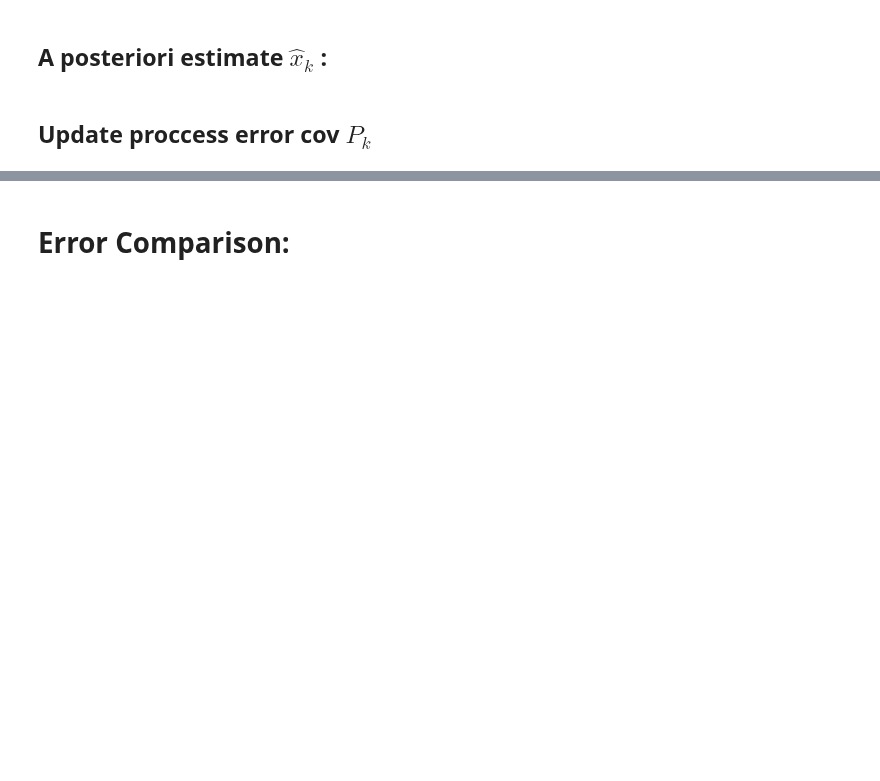
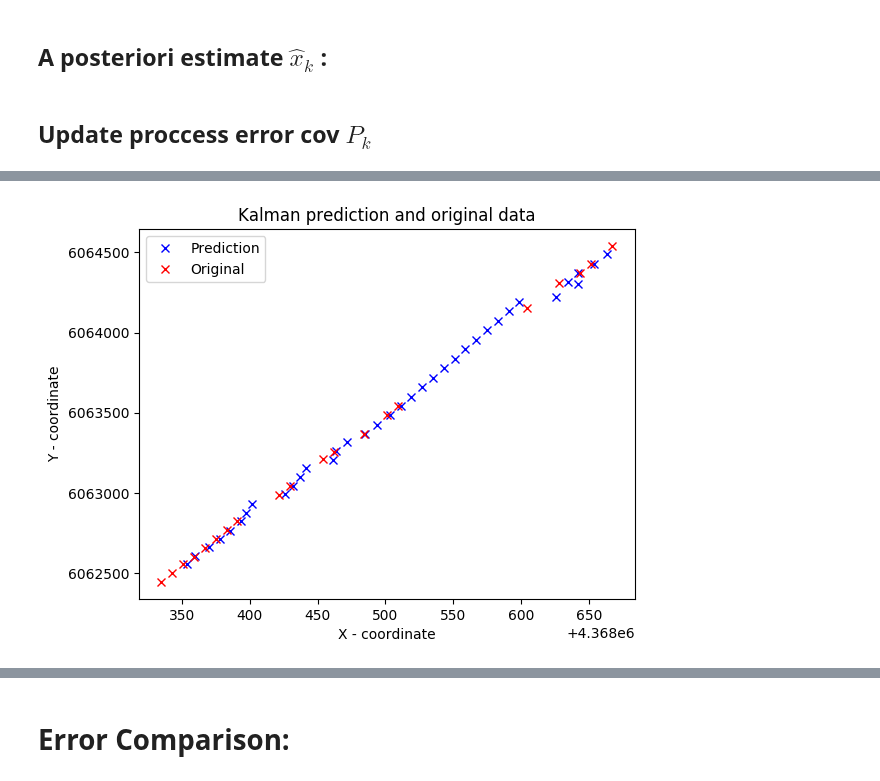
Before and after one commit to cnburger/AIS_KalmanFilter, a Jupyter notebook: KalmanFilter_adjust.ipynb, the cells around one changed output, grey strips where cells are left out. Saved outputs shown, nothing was run; the diff lists cells and outputs as text; code cells hidden in the pictures; blank space fills up the shorter version.

```diff
--- a/KalmanFilter_adjust.ipynb
+++ b/KalmanFilter_adjust.ipynb
@@ -212,0 +123,93 @@ def extract_long_lat_covariance(mat_in):
+# %%
+# Declaring the constants for Kalman filter:
+A = get_mat_A(1)
+P_k = np.array([[50],[10],[0.2],[0.1]]).dot(np.transpose(np.array([[50],[10],[0.2],[0.1]])))
+H = np.identity(4)
+I = np.identity(4)
+
+
+# Sensitivity measures, deep copy to avoid address pointers:
+R = np.diag(np.array([5,5,-0.8,-0.8]))
+R = np.diag(np.array([20,20,0.3,0.3]))
+
+Q = copy.deepcopy(P_k)
+
+# Kalman Initial state
+X_state = np.array([[0],[0],[0],[0]])
+ax_arr = []
+ay_arr = []
+
+X_save_states = []
+Pk_save_states = []
+Pk_save_states.append(copy.deepcopy(P_k))
+
+polish_counter = 1 # counter for the original data set obsevations
+for i in range(0,380):
+
+    '''If we observe the value we observe this'''
+    if(polish_data.iloc[polish_counter,0] == i and polish_counter < 21):
+        zk_prev = polish_data.iloc[polish_counter-1,:].values
+        z_k = polish_data.iloc[polish_counter,:].values # convert to numpy array -observed value
+
+        delta_TIME = copy.deepcopy(z_k[1])
+
+        ax, ay = calc_a_xy(z_k,zk_prev)
+        ax_arr.append(ax)
+        ay_arr.append(ay)
+
+        z_k = copy.deepcopy(convert_state(z_k))
+
+        X_state = copy.deepcopy(convert_state(zk_prev))
+        #Kalman Predict
+        X_state = copy.deepcopy(predict_state(A, X_state, ax, ay, 1))
+        P_k =  copy.deepcopy(pred_err_cov(A, P_k, Q))
+
+        # Measuremenet update
+        Kalman_k = copy.deepcopy(Kalman_gain(P_k, H, R))
+        X_state = copy.deepcopy(adjust_pred_state(X_state, Kalman_k, z_k, H))
+        P_k = copy.deepcopy(update_err_cov(I, Kalman_k, H, P_k))
+
+        X_save_states.append(copy.deepcopy(X_state))
+
+        polish_counter += 1
+        Pk_save_states.append(copy.deepcopy(P_k))
+        #print(z_k, '\n')
+    else:
+        '''This code will be excecuted when we have no observation'''
+        ay = 0
+        ax = 0
+        X_state = copy.deepcopy(predict_state(A, X_state, ax, ay, 1))
+        P_k =  copy.deepcopy(pred_err_cov(A,P_k,Q))
+        Pk_save_states.append(copy.deepcopy(P_k))
+        X_save_states.append(copy.deepcopy(X_state))
+
+
+
+# Saving the coordinates:
+X_coord = []
+Y_coord = []
+Pk_coord  = []
+
+X_orig = polish_data.iloc[:,2]
+Y_orig = polish_data.iloc[:,3]
+
+for i in range(0,380):
+    if i > 10 and i % 10 == 0:
+        X_coord.append(X_save_states[i][0][0])
+        #print(X_save_states[i][0][0])
+        Y_coord.append(X_save_states[i][1][0])
+        Pk_coord.append(extract_long_lat_covariance(Pk_save_states[i]))
+
+
+#plt.plot(X_coord[11:380], Y_coord[11:380], "bx")
+
+plt.plot(Y_coord,X_coord, "bx")
+plt.plot(Y_orig,X_orig, "rx")
+plt.title("Kalman prediction and original data")
+plt.xlabel("X - coordinate")
+plt.ylabel("Y - coordinate")
+legend_data = np.array(["Prediction","Original"])
+plt.legend(legend_data, loc = "best")
+plt.show()
+# %% [output]
+[figure, added]
```
Also changed, not shown: parts of 21 cells of this notebook.
